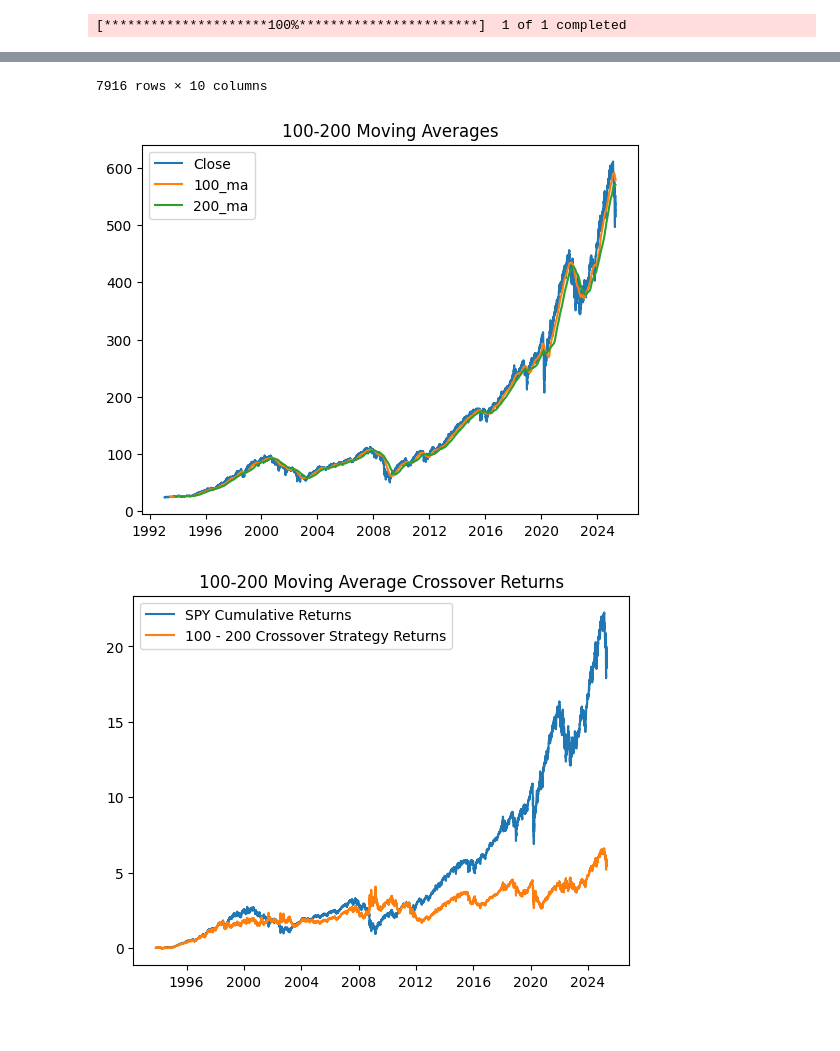
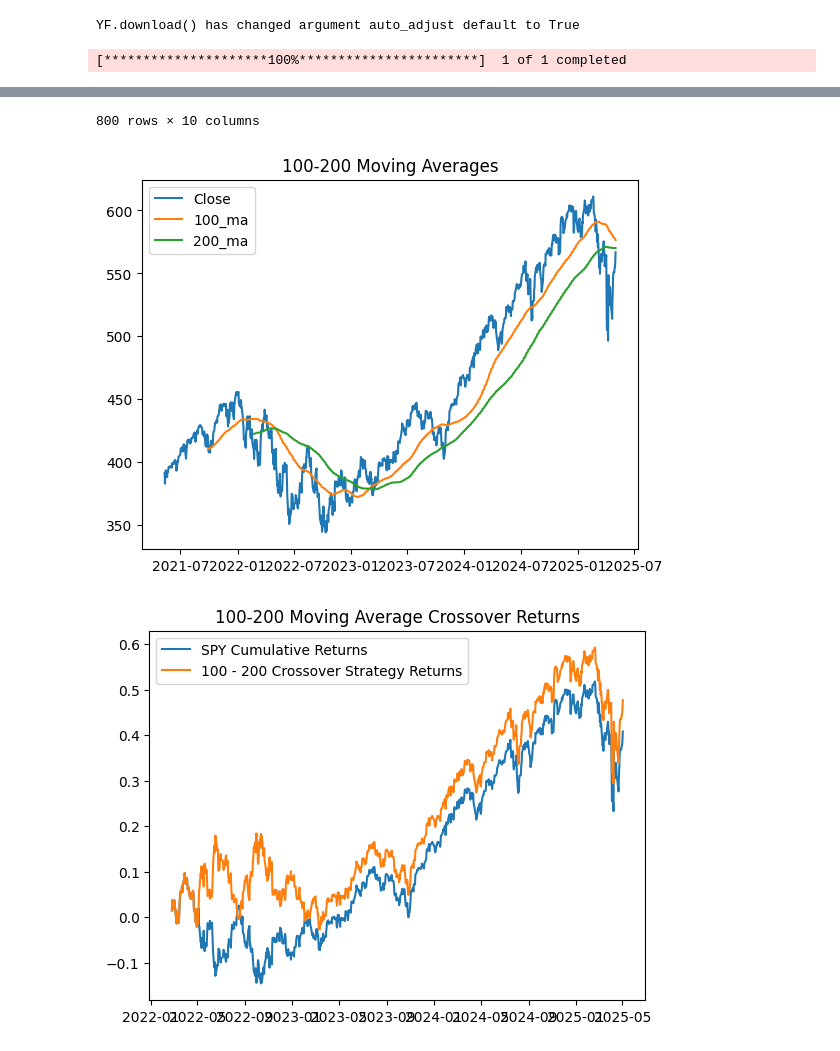
Before and after one commit to franciskamande-ai/MODELS, a Jupyter notebook: MA_Cross.ipynb, the cells around one changed output, grey strips where cells are left out. Drawn from its saved outputs; the diff is of its cells as text; code cells hidden in the pictures.

```diff
--- a/MA_Cross.ipynb
+++ b/MA_Cross.ipynb
@@ -7,7 +7,7 @@ import numpy as np
 TICKER = 'SPY'
 FAST = 100
 SLOW = 200
-LOOKBACK = 10000
+LOOKBACK = 1000
 
 def get_data():
     df = yf.download(TICKER)
@@ -56,6 +56,7 @@ def main():
 
 main()
 # %% [output]
-[*********************100%***********************]  1 of 1 completed
+YF.download() has changed argument auto_adjust default to True
+[*********************100%***********************]  1 of 1 completed
 | Price | Close | High | Low | Open | Volume | 100_ma | 200_ma | Strategy | Asset_Returns | ... |
 | Date |  |  |  |  |  |  |  |  |  | ... |
@@ -73,3 +74,3 @@ main()
-7916 rows × 10 columns
+800 rows × 10 columns
-[figure, old version]
+[figure, new version]
-[figure, old version]
+[figure, new version]
```
Also changed, not shown: parts of 1 cell of this notebook, 6 other files.
